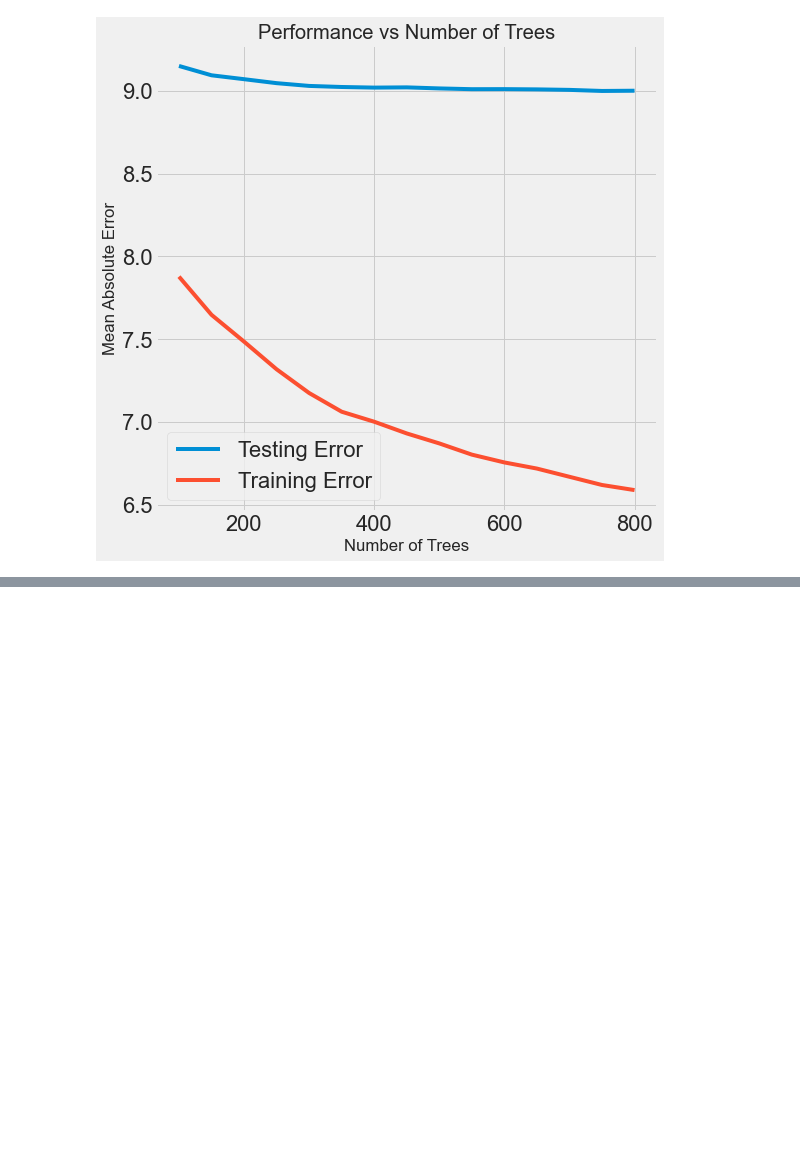
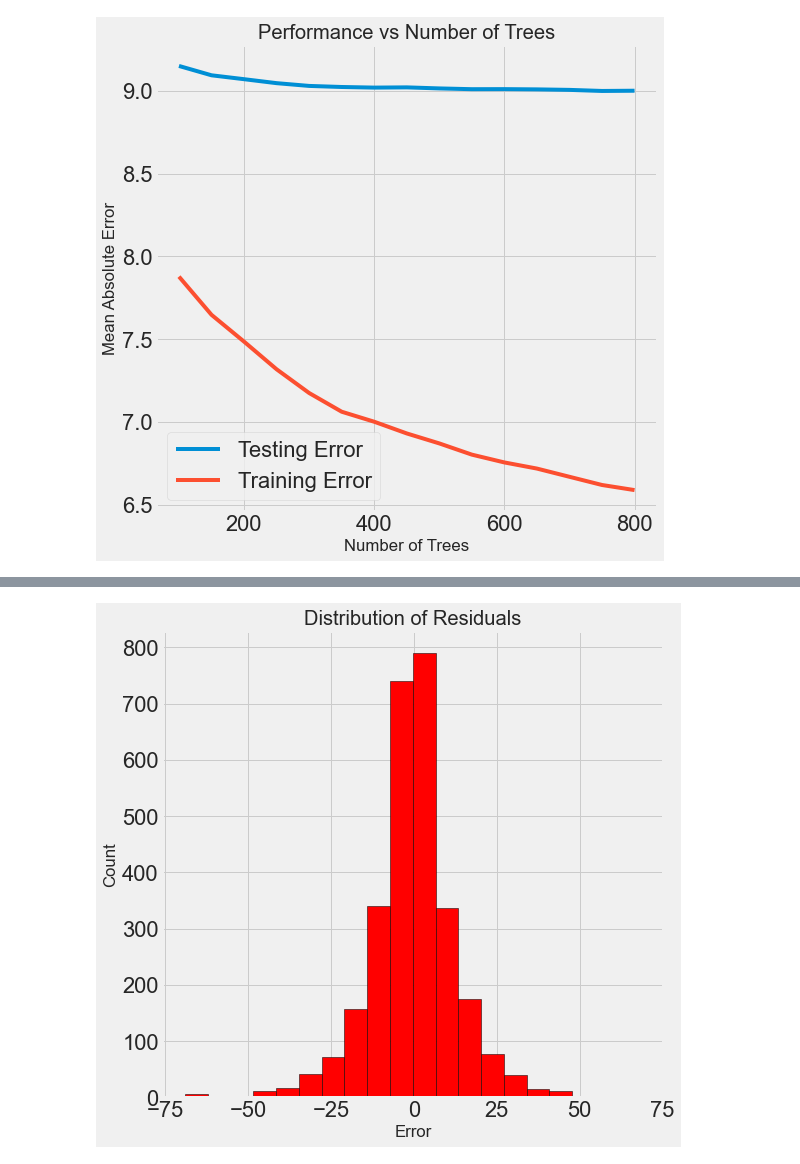
Before and after one commit to Jared-Glenn/Machine_Learning_Project_Walkthrough, a Jupyter notebook: ml_walkthrough_2.ipynb, the cells around one changed output, grey strips where cells are left out. Cells and saved outputs as stored; diff of their text form; code cells hidden in the pictures; blank space fills up the shorter version.

```diff
--- a/ml_walkthrough_2.ipynb
+++ b/ml_walkthrough_2.ipynb
@@ -304,0 +345,13 @@ default_model =
+# %%
+figsize = (6, 6)
+
+# Calculate the residuals
+residuals = final_pred - y_test
+
+# PLot the residuals in a histogram
+plt.hist(residuals, color = 'red', bins = 20,
+         edgecolor  = 'black')
+plt.xlabel('Error'); plt.ylabel('Count')
+plt.title('Distribution of Residuals');
+# %% [output]
+[figure, added]
```
Also changed, not shown: parts of 5 cells of this notebook.
